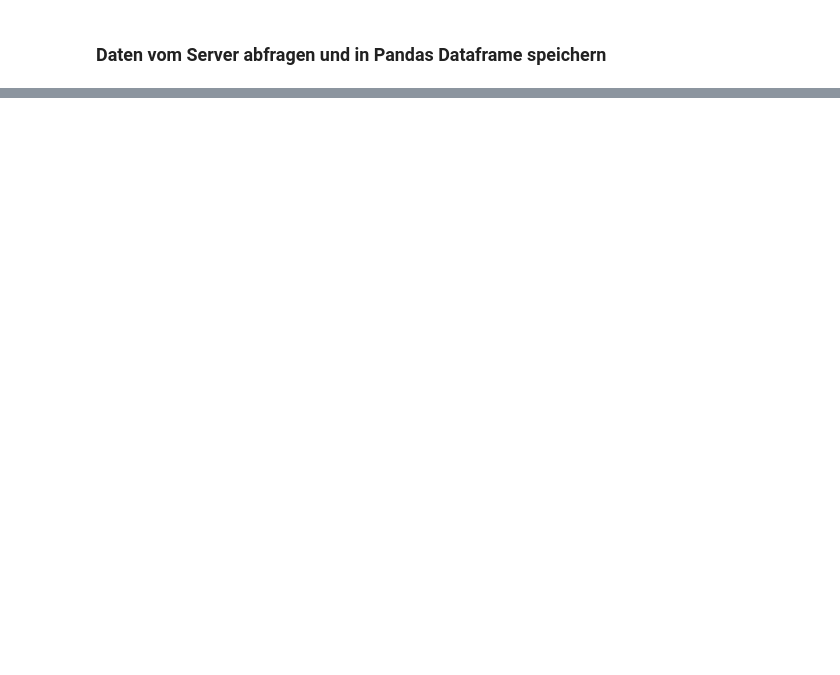
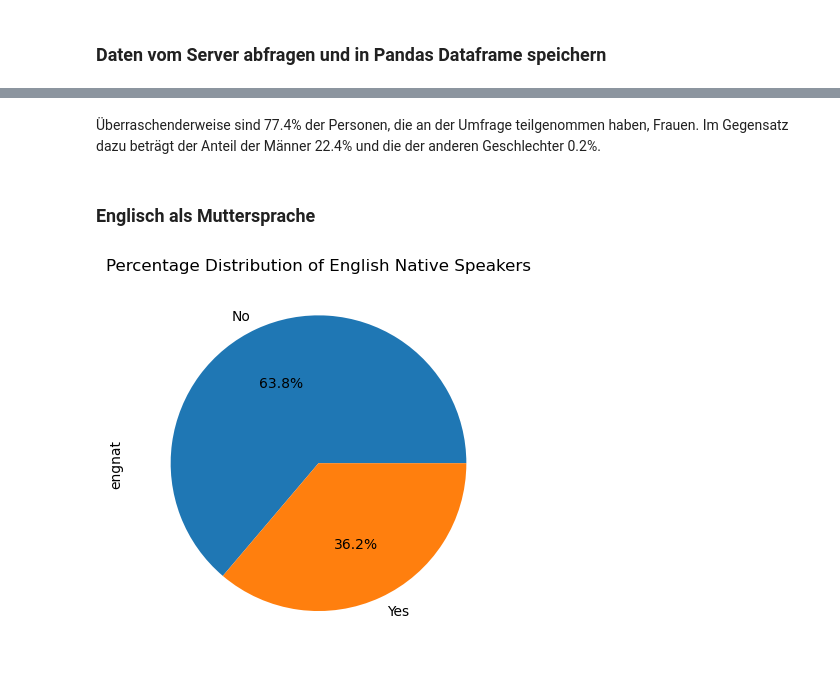
Before and after one commit to wi21b030/Mental-Health, a Jupyter notebook: Mental-Health.ipynb, the cells around one changed output, grey strips where cells are left out. Saved outputs shown, nothing was run; the diff lists cells and outputs as text; code cells hidden in the pictures; blank space fills up the shorter version.

```diff
--- a/Mental-Health.ipynb
+++ b/Mental-Health.ipynb
@@ -113,0 +186,12 @@ print(data)
+# %% [markdown]
+Überraschenderweise sind 77.4% der Personen, die an der Umfrage teilgenommen haben, Frauen. Im Gegensatz dazu beträgt der Anteil der Männer 22.4% und die der anderen Geschlechter 0.2%.
+# %% [markdown]
+### Englisch als Muttersprache
+# %%
+engnat = data['engnat'].map({1: 'Yes', 2: 'No'})
+engnat_percent = engnat.value_counts(normalize=True) * 100
+ax = engnat_percent.plot(kind='pie', autopct='%.1f%%')
+ax.set_title('Percentage Distribution of English Native Speakers')
+plt.show()
+# %% [output]
+[figure, added]
```
Also changed, not shown: parts of 23 cells of this notebook.
